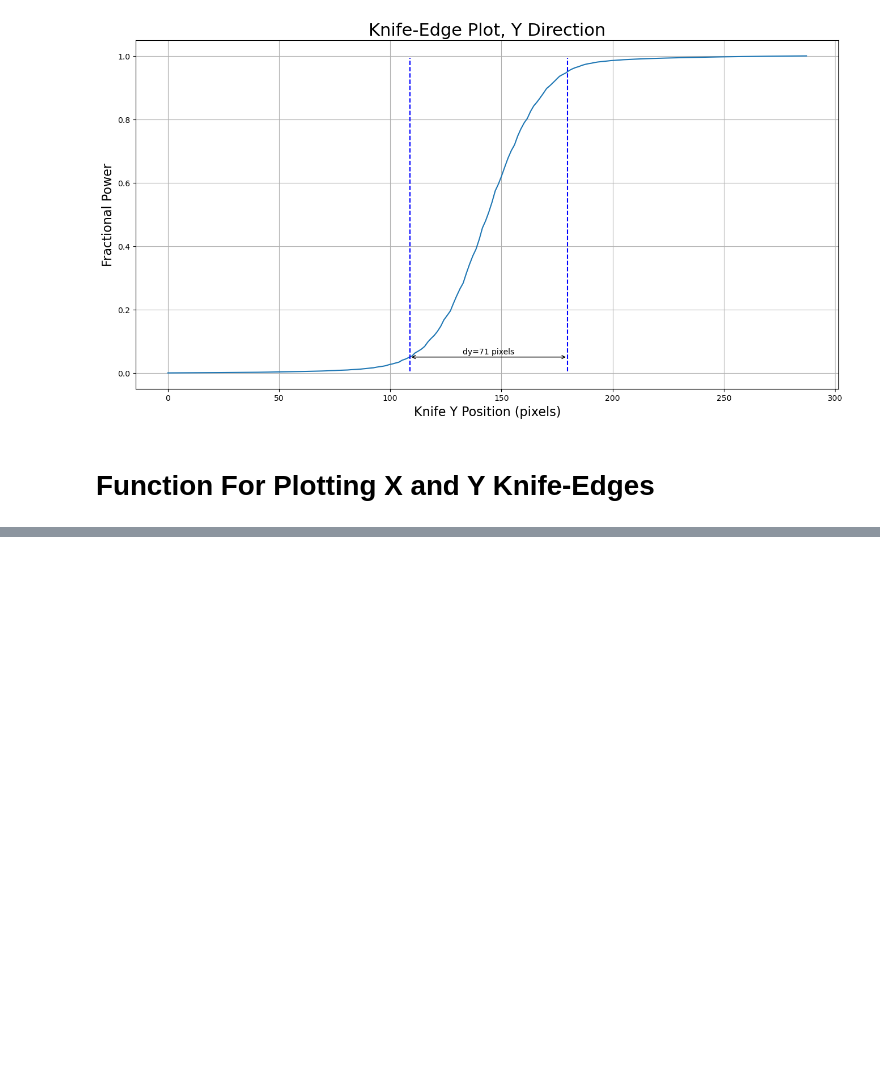
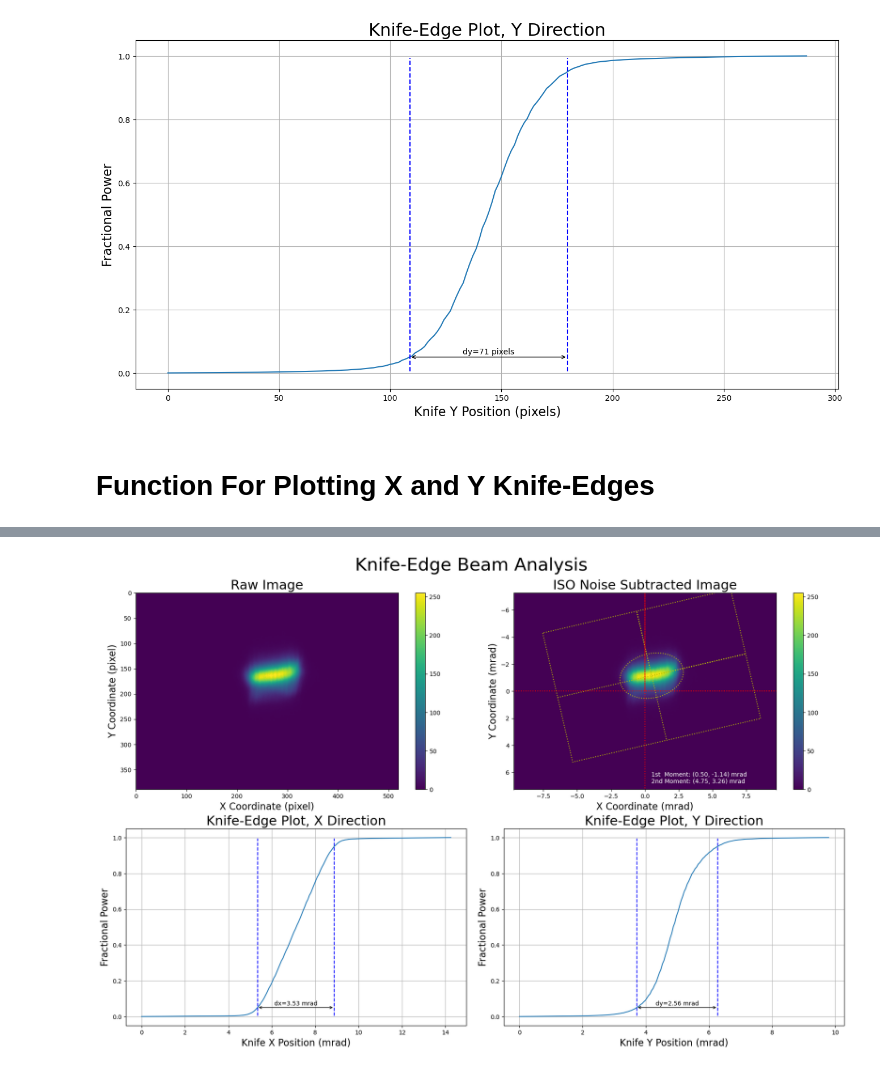
Before and after one commit to ryantro/laserbeamtools, a Jupyter notebook: docs/LBT-01-Rotated-Knife-Edges.ipynb, the cells around one changed output, grey strips where cells are left out. Saved outputs shown, nothing was run; the diff lists cells and outputs as text; code cells hidden in the pictures; blank space fills up the shorter version.

```diff
--- a/docs/LBT-01-Rotated-Knife-Edges.ipynb
+++ b/docs/LBT-01-Rotated-Knife-Edges.ipynb
@@ -962,0 +980,12 @@ plot_knife_edge_analysis(img, pixel_size=2.2 / 0.395, points=200)
+# %%
+img = load_img('check_img.bmp')
+crop_frac = 0.4
+vv,hh = img.shape
+vd = int(vv * crop_frac)
+hd = int(hh * crop_frac)
+img = img[vd:(vv-vd), hd:(hh-hd)]
+
+
+plot_knife_edge_analysis(img, pixel_size=2.2/59,units='mrad', points=200)
+# %% [output]
+[figure, added]
```
Also changed, not shown: parts of 5 cells of this notebook, 21 other files.
